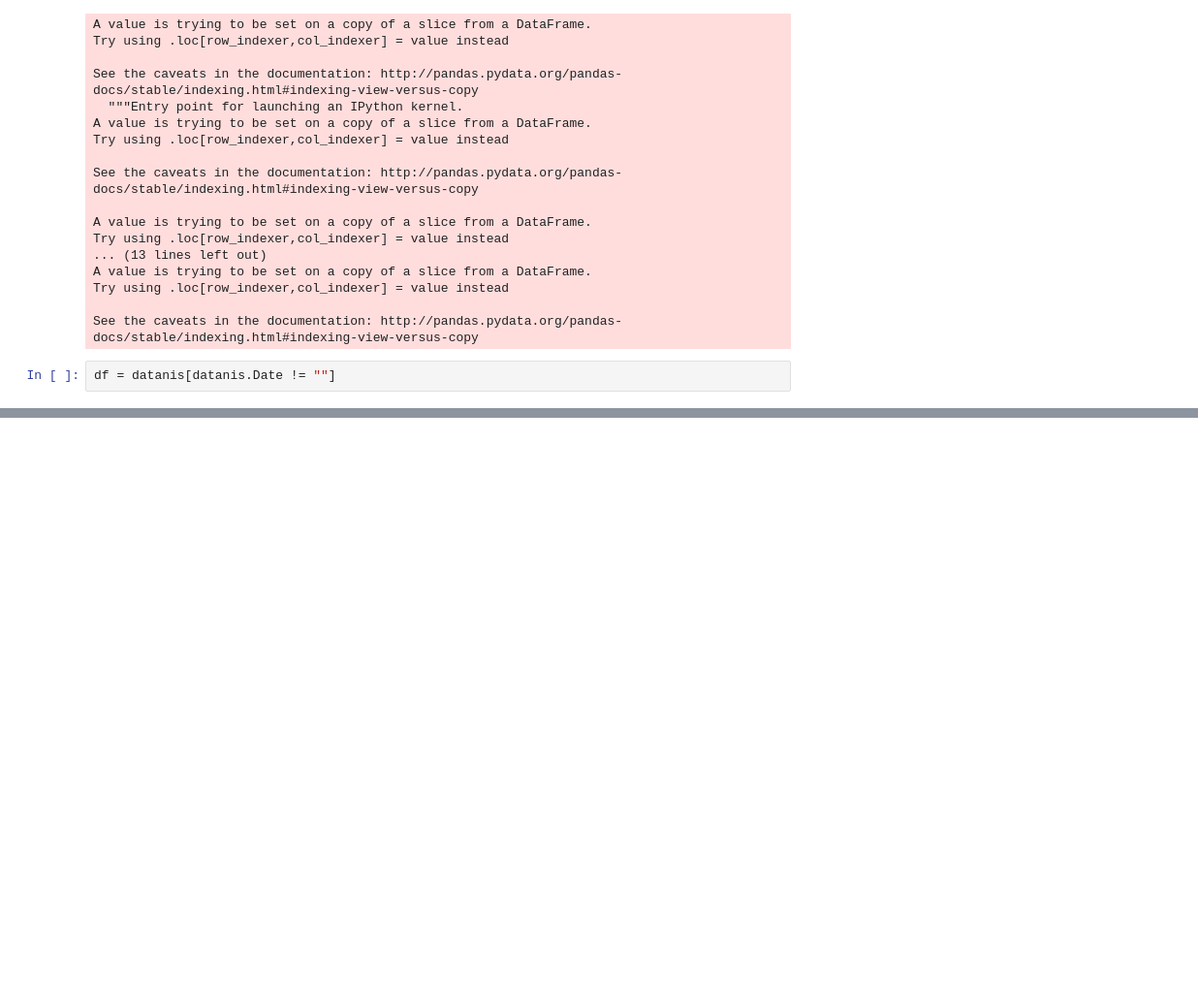
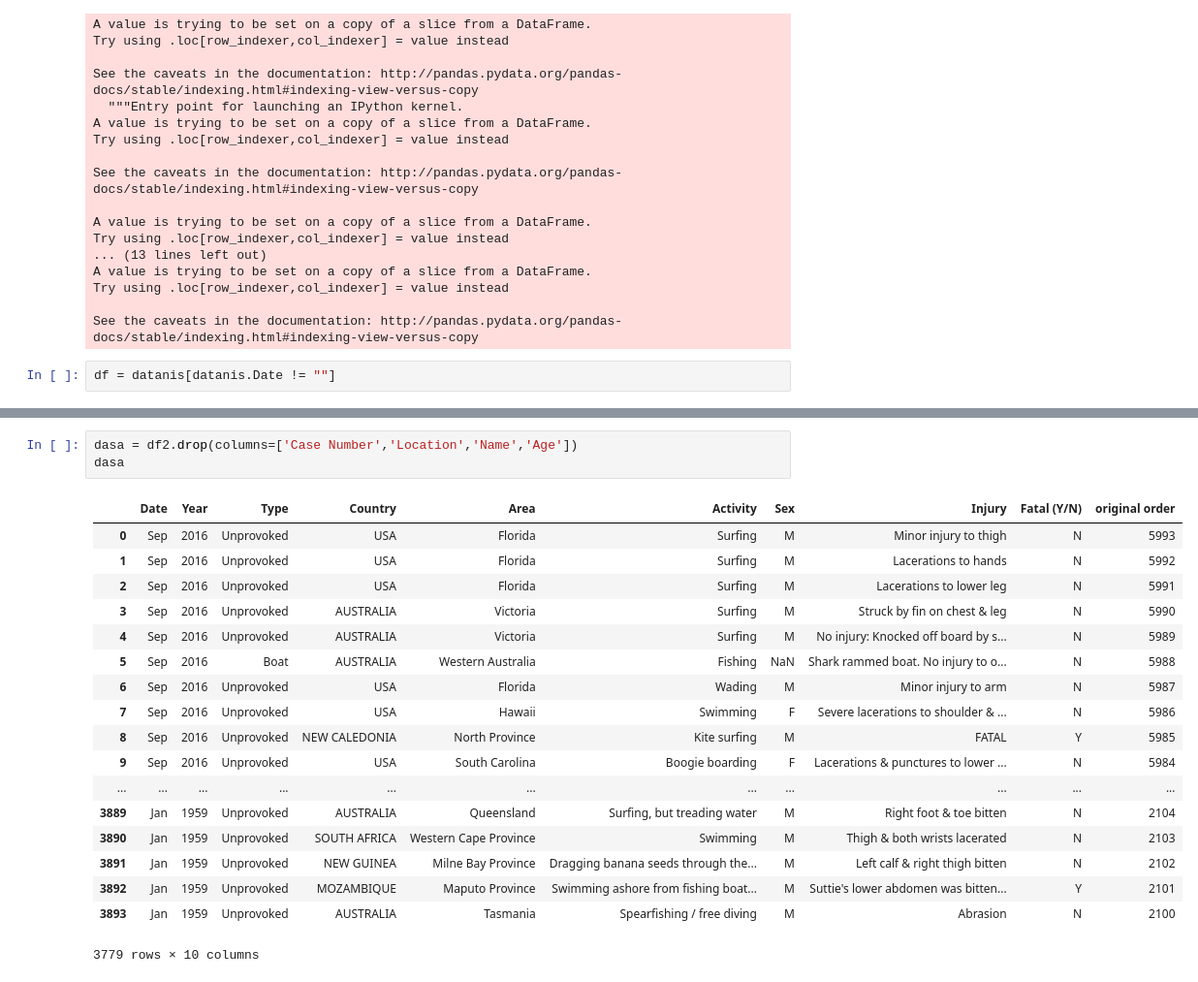
Before and after one commit to ironhack-datalabs/datamad0619, a Jupyter notebook: module-1/pandas-project/your-code/data-wrangling.ipynb, the cells around one changed output, grey strips where cells are left out. Shown at 97% size. Saved outputs shown, nothing was run; the diff lists cells and outputs as text; blank space fills up the shorter version.

```diff
--- a/module-1/pandas-project/your-code/data-wrangling.ipynb
+++ b/module-1/pandas-project/your-code/data-wrangling.ipynb
@@ -139,0 +179,22 @@ KeyError: 'ass'
+# %%
+dasa = df2.drop(columns=['Case Number','Location','Name','Age'])
+dasa
+# %% [output]
+|  | Date | Year | Type | Country | Area | Activity | Sex | Injury | Fatal (Y/N) | original order |
+| 0 | Sep | 2016 | Unprovoked | USA | Florida | Surfing | M | Minor injury to thigh | N | 5993 |
+| 1 | Sep | 2016 | Unprovoked | USA | Florida | Surfing | M | Lacerations to hands | N | 5992 |
+| 2 | Sep | 2016 | Unprovoked | USA | Florida | Surfing | M | Lacerations to lower leg | N | 5991 |
+| 3 | Sep | 2016 | Unprovoked | AUSTRALIA | Victoria | Surfing | M | Struck by fin on chest & leg | N | 5990 |
+| 4 | Sep | 2016 | Unprovoked | AUSTRALIA | Victoria | Surfing | M | No injury: Knocked off board by s... | N | 5989 |
+| 5 | Sep | 2016 | Boat | AUSTRALIA | Western Australia | Fishing | NaN | Shark rammed boat. No injury to o... | N | 5988 |
+| 6 | Sep | 2016 | Unprovoked | USA | Florida | Wading | M | Minor injury to arm | N | 5987 |
+| 7 | Sep | 2016 | Unprovoked | USA | Hawaii | Swimming | F | Severe lacerations to shoulder & ... | N | 5986 |
+| 8 | Sep | 2016 | Unprovoked | NEW CALEDONIA | North Province | Kite surfing | M | FATAL | Y | 5985 |
+| 9 | Sep | 2016 | Unprovoked | USA | South Carolina | Boogie boarding | F | Lacerations & punctures to lower ... | N | 5984 |
+| ... | ... | ... | ... | ... | ... | ... | ... | ... | ... | ... |
+| 3889 | Jan | 1959 | Unprovoked | AUSTRALIA | Queensland | Surfing, but treading water | M | Right foot & toe bitten | N | 2104 |
+| 3890 | Jan | 1959 | Unprovoked | SOUTH AFRICA | Western Cape Province | Swimming | M | Thigh & both wrists lacerated | N | 2103 |
+| 3891 | Jan | 1959 | Unprovoked | NEW GUINEA | Milne Bay Province | Dragging banana seeds through the... | M | Left calf & right thigh bitten | N | 2102 |
+| 3892 | Jan | 1959 | Unprovoked | MOZAMBIQUE | Maputo Province | Swimming ashore from fishing boat... | M | Suttie's lower abdomen was bitten... | Y | 2101 |
+| 3893 | Jan | 1959 | Unprovoked | AUSTRALIA | Tasmania | Spearfishing / free diving | M | Abrasion | N | 2100 |
+3779 rows × 10 columns
```
Also changed, not shown: parts of 13 cells of this notebook.
